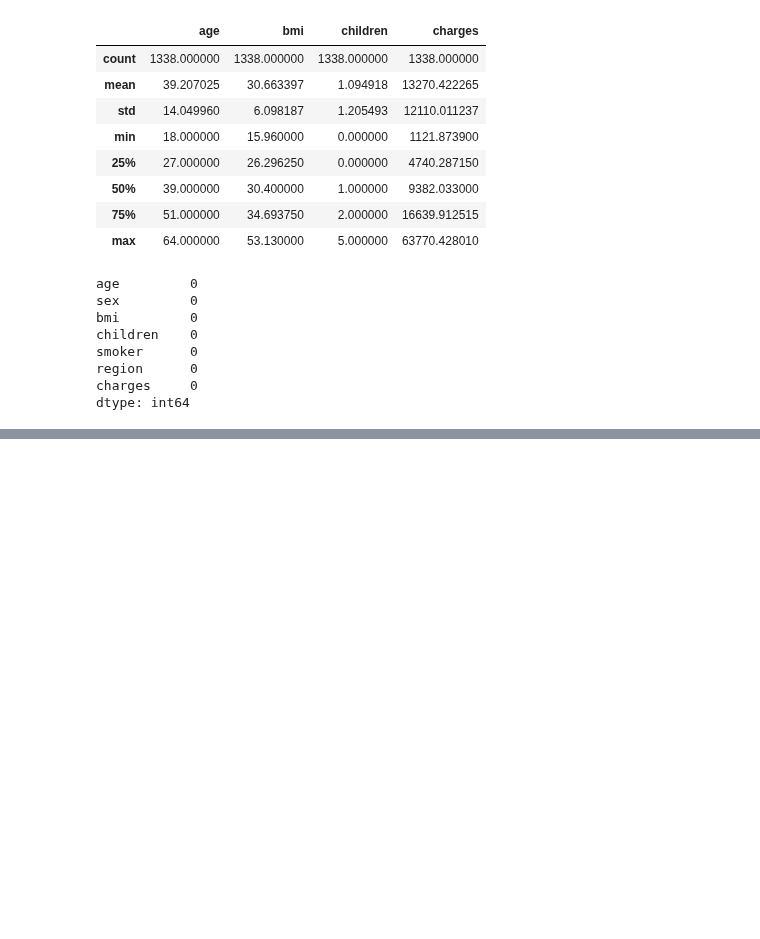
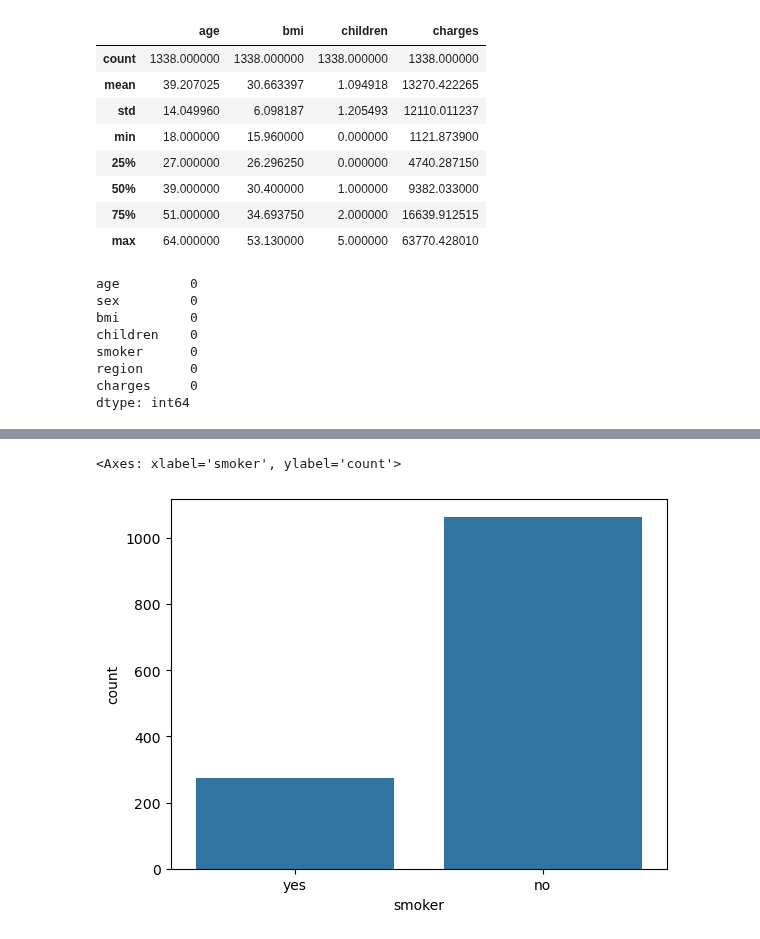
Before and after one commit to priyanshu5179/Machine-learning-part-1, a Jupyter notebook: insureance.ipynb, the cells around one changed output, grey strips where cells are left out. Drawn from its saved outputs; the diff is of its cells as text; code cells hidden in the pictures; blank space fills up the shorter version.

```diff
--- a/insureance.ipynb
+++ b/insureance.ipynb
@@ -56,0 +81,5 @@ dtype: int64
+# %%
+sns.countplot(x = df['smoker'])
+# %% [output]
+<Axes: xlabel='smoker', ylabel='count'>
+[figure, added]
```
Also changed, not shown: parts of 5 cells of this notebook.
